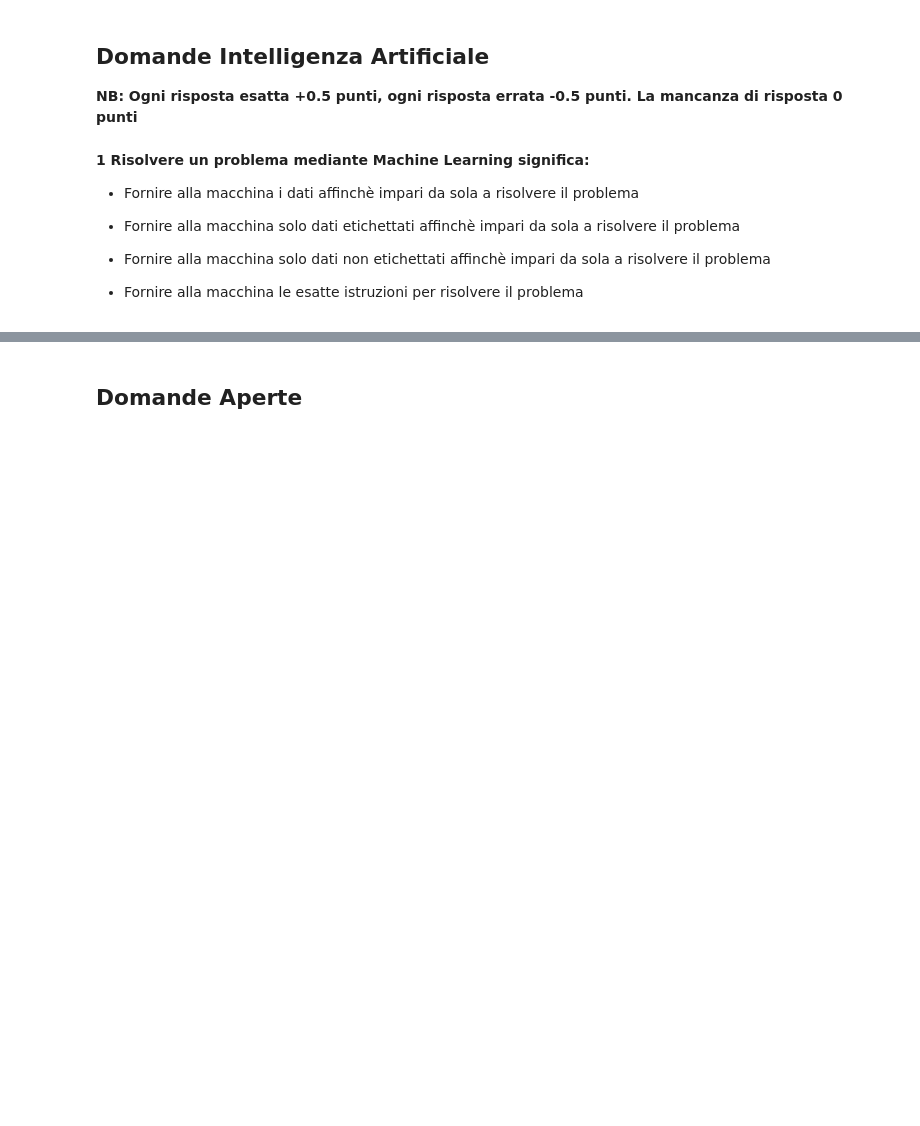
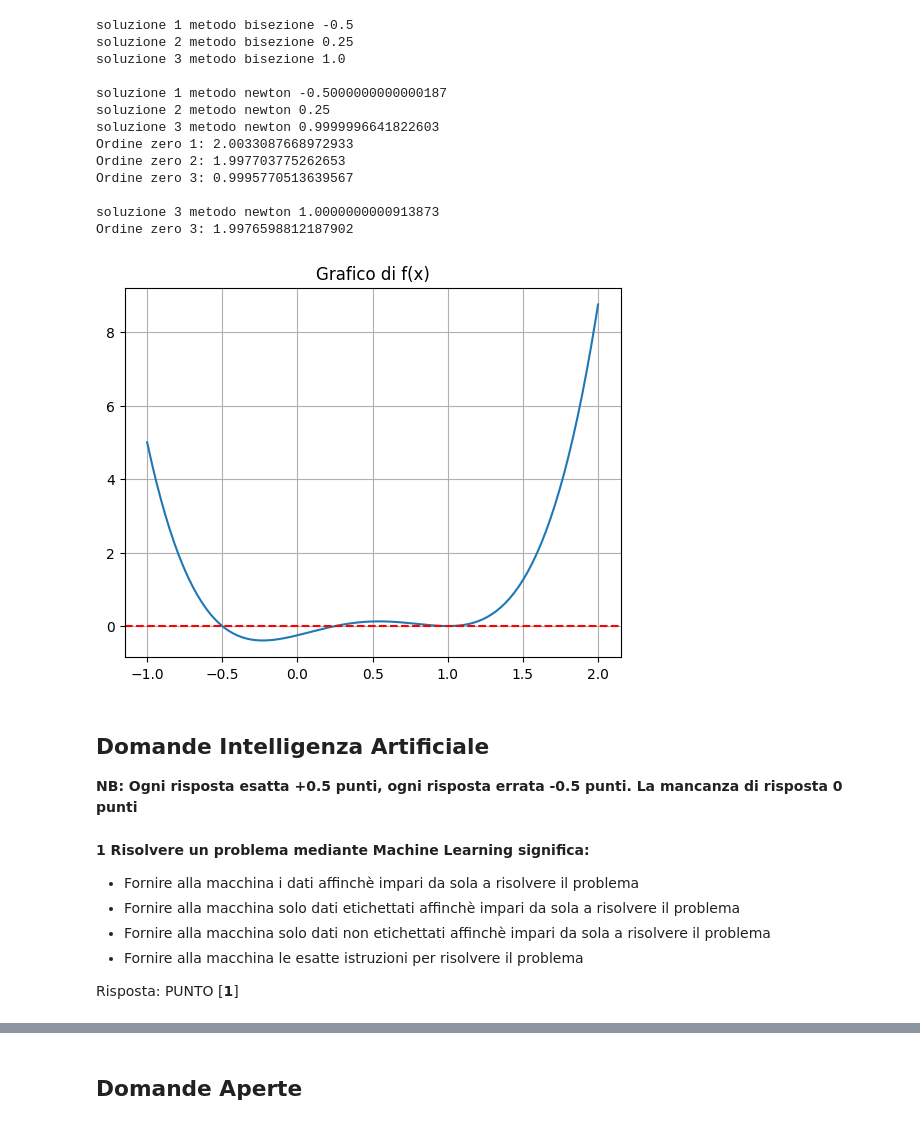
Before and after one commit to alessandrorebosio/Numerical-methods-for-AI, a Jupyter notebook: older-exams/exam-III.ipynb, the cells around one changed output, grey strips where cells are left out. Drawn from its saved outputs; the diff is of its cells as text; code cells hidden in the pictures; blank space fills up the shorter version.

```diff
--- a/older-exams/exam-III.ipynb
+++ b/older-exams/exam-III.ipynb
@@ -65,15 +264,77 @@ Per la lettura dei dati procedere nel seguente modo:
+# %%
+import matplotlib.pylab as plt
+import numpy as np
+
+f = lambda x: 2 * x**4 - (7 / 2) * x**3 + (3 / 4) * x**2 + x - (1 / 4)
+fd = lambda x: 8 * x**3 - (21 / 2) * x**2 + (3 / 2) * x + 1
+x = np.linspace(-1, 2, 200)
+
+# Osservando il grafico, si notano 3 zeri approssimativamente in (-0.7, -0.4), (0.1, 0.5), (1.5, 2).
+#Per ciascuno, scegliamo un intervallo in cui la funzione cambia segno per applicare la bisezione.
+
+s1_b, xk1_b, it1_b = metodo_bisezione(f, -1, -0)
+s2_b, xk2_b, it2_b = metodo_bisezione(f, 0, 1)
+s3_b, xk3_b, it3_b = metodo_bisezione(f, 0, 2)
+
+print("soluzione 1 metodo bisezione", s1_b)
+print("soluzione 2 metodo bisezione", s2_b)
+print("soluzione 3 metodo bisezione", s3_b)
+
+print("")
+
+s1_n, xk1_n, it1_n = newton(f, fd, -0.7)
+s2_n, xk2_n, it2_n = newton(f, fd, 0.3)
+s3_n, xk3_n, it3_n = newton(f, fd, 0.7)
+
+print("soluzione 1 metodo newton", s1_n)
+print("soluzione 2 metodo newton", s2_n)
+print("soluzione 3 metodo newton", s3_n)
+print("Ordine zero 1:", stima_ordine(xk1_n, it1_n))
+print("Ordine zero 2:", stima_ordine(xk2_n, it2_n))
+print("Ordine zero 3:", stima_ordine(xk3_n, it3_n))
+
+print("")
+
+s3_n, xk3_n, it3_n = newton(f, fd, 0.7, m=2)
+print("soluzione 3 metodo newton", s3_n)
+print("Ordine zero 3:", stima_ordine(xk3_n, it3_n))
+
+print("")
+
+plt.plot(x, f(x))
+plt.grid()
+plt.axhline(0, color='red', linestyle='--')
+plt.title("Grafico di f(x)")
+plt.show()
+
+# il metodo di bisezione funziona sempre se continua nell'intervallo a, b e se ha il cambio del segno nei sotto intervalli di studio
+# se newton converge con ordine 1 (lineare) anzichè 2 (quadratico), significa che lo zero è multiplo (f'(a) != 0)
+# con newton modificato se f'(a) == 0, usare m = moltplicità per ripristinare oridne 2
+# %% [output]
+soluzione 1 metodo bisezione -0.5
+soluzione 2 metodo bisezione 0.25
+soluzione 3 metodo bisezione 1.0
+
+soluzione 1 metodo newton -0.5000000000000187
+soluzione 2 metodo newton 0.25
+soluzione 3 metodo newton 0.9999996641822603
+Ordine zero 1: 2.0033087668972933
+Ordine zero 2: 1.997703775262653
+Ordine zero 3: 0.9995770513639567
+
+soluzione 3 metodo newton 1.0000000000913873
+Ordine zero 3: 1.9976598812187902
+[figure, added]
 # %% [markdown]
 ## Domande Intelligenza Artificiale
 **NB: Ogni risposta esatta +0.5 punti, ogni risposta errata -0.5 punti. La mancanza di risposta 0 punti**
 # %% [markdown]
 **1 Risolvere un problema mediante Machine Learning significa:**
+ -  Fornire alla macchina i dati affinchè impari da sola a risolvere il problema
+ - Fornire alla macchina solo dati etichettati affinchè impari da sola a risolvere il problema
+ - Fornire alla macchina solo dati non etichettati affinchè impari da sola a risolvere il problema
+ - Fornire alla macchina le esatte istruzioni per risolvere il problema
 
- -  Fornire alla macchina i dati affinchè impari da sola a risolvere il problema
-
- - Fornire alla macchina solo dati etichettati affinchè impari da sola a risolvere il problema
-
- - Fornire alla macchina solo dati non etichettati affinchè impari da sola a risolvere il problema
-
- - Fornire alla macchina le esatte istruzioni per risolvere il problema
+Risposta: PUNTO [**1**]
 # %% [markdown]
 **2  A cosa serve il validation set?**
```
Also changed, not shown: parts of 11 cells of this notebook, 3 other files.
